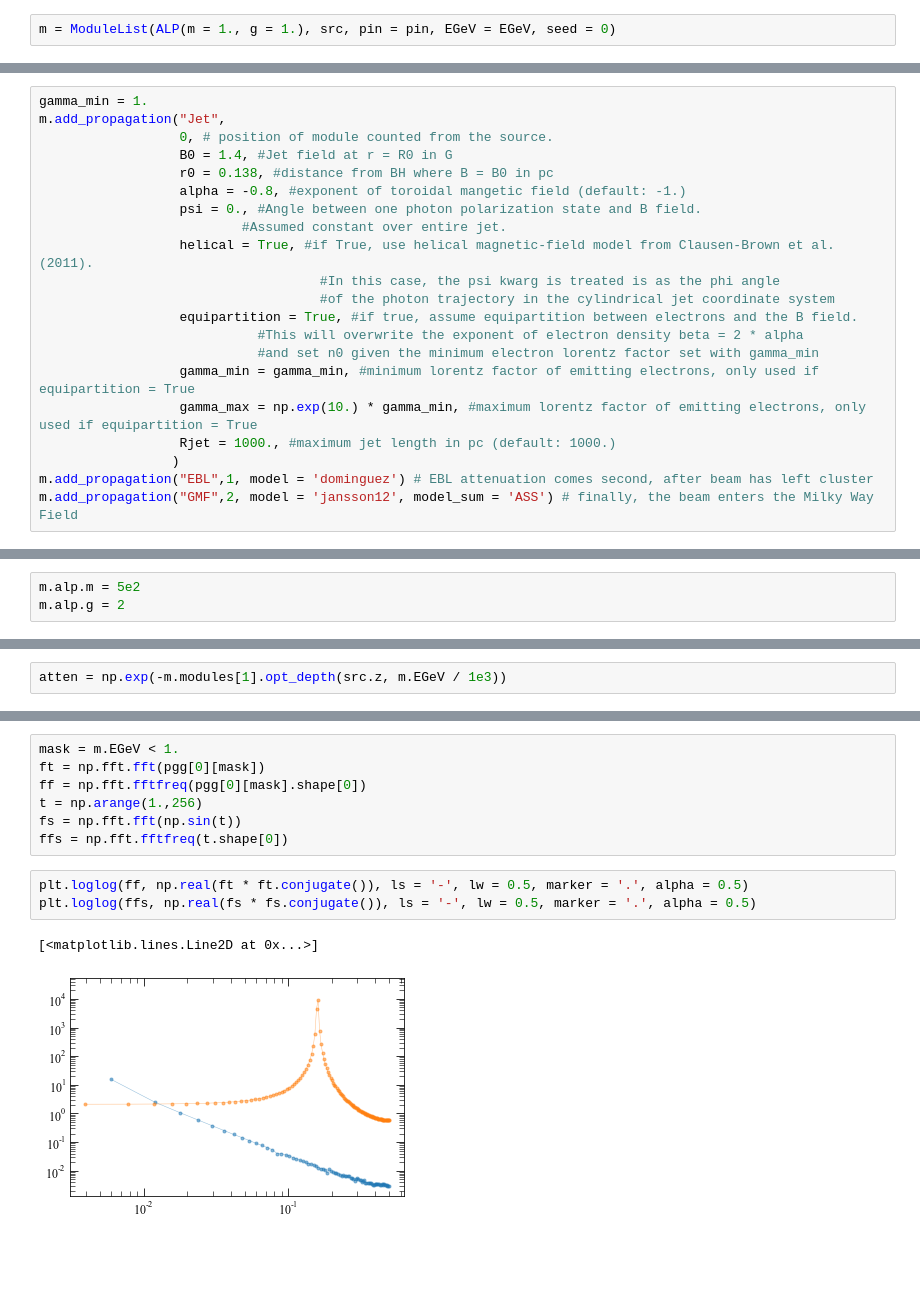
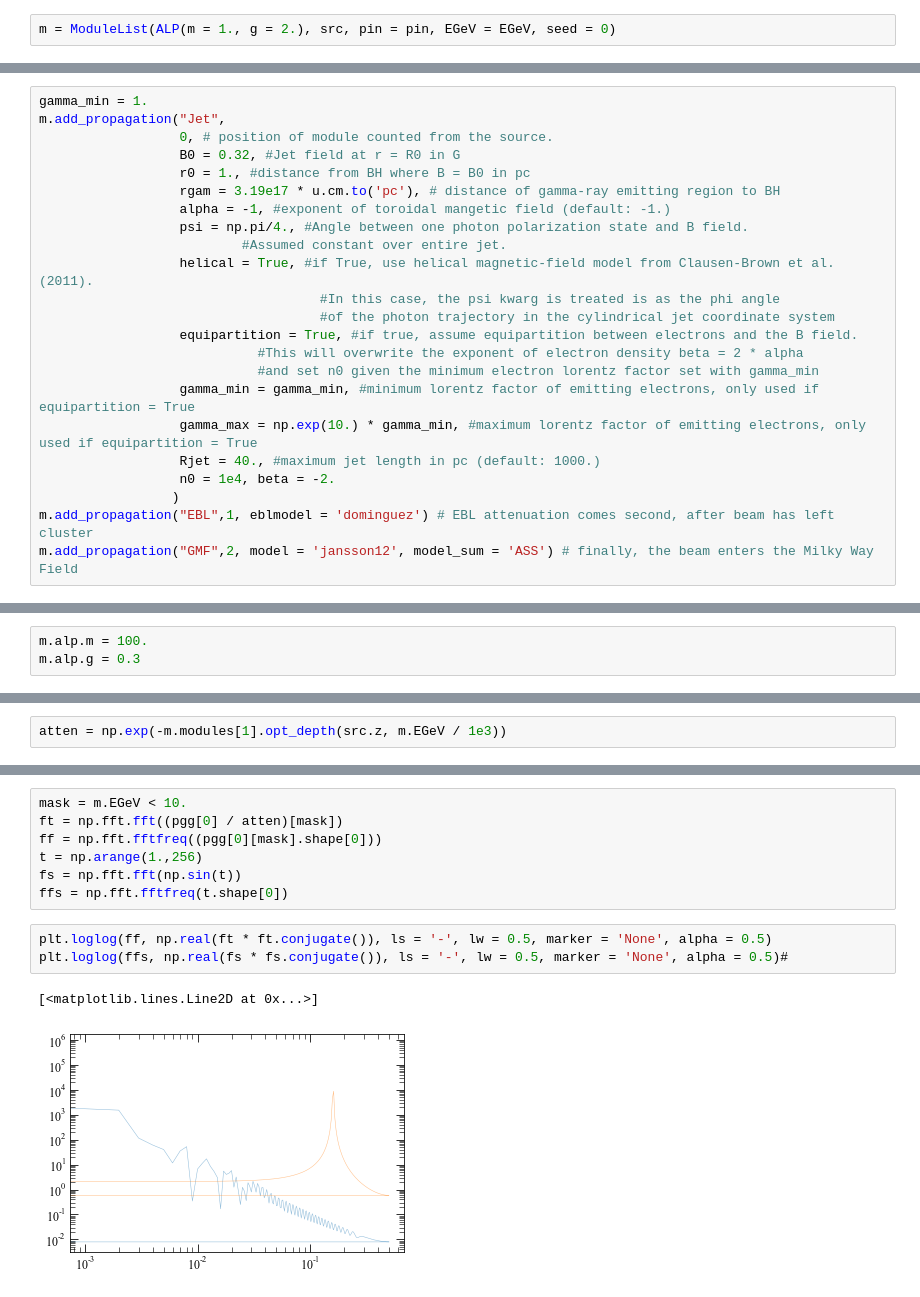
Before and after one commit to me-manu/gammaALPs, a Jupyter notebook: notebooks/example_AGN_jet.ipynb, the cells around one changed output, grey strips where cells are left out. Cells and saved outputs as stored; diff of their text form; blank space fills up the shorter version.

```diff
--- a/notebooks/example_AGN_jet.ipynb
+++ b/notebooks/example_AGN_jet.ipynb
@@ -45,17 +48,18 @@ Here's the initial polarization matrix, again we assume an unpolarized beam.
 # %%
 pin = np.diag((1.,1.,0.)) * 0.5
 # %%
-m = ModuleList(ALP(m = 1., g = 1.), src, pin = pin, EGeV = EGeV, seed = 0)
+m = ModuleList(ALP(m = 1., g = 2.), src, pin = pin, EGeV = EGeV, seed = 0)
 # %% [markdown]
 Now add the modules:
 # %%
 gamma_min = 1.
 m.add_propagation("Jet",
                   0, # position of module counted from the source.
-                  B0 = 1.4, #Jet field at r = R0 in G
-                  r0 = 0.138, #distance from BH where B = B0 in pc
-                  alpha = -0.8, #exponent of toroidal mangetic field (default: -1.)
-                  psi = 0., #Angle between one photon polarization state and B field.
+                  B0 = 0.32, #Jet field at r = R0 in G
+                  r0 = 1., #distance from BH where B = B0 in pc
+                  rgam = 3.19e17 * u.cm.to('pc'), # distance of gamma-ray emitting region to BH
+                  alpha = -1, #exponent of toroidal mangetic field (default: -1.)
+                  psi = np.pi/4., #Angle between one photon polarization state and B field.
                           #Assumed constant over entire jet.
                   helical = True, #if True, use helical magnetic-field model from Clausen-Brown et al. (2011).
                                     #In this case, the psi kwarg is treated is as the phi angle
@@ -65,9 +69,10 @@ m.add_propagation("Jet",
                             #and set n0 given the minimum electron lorentz factor set with gamma_min
                   gamma_min = gamma_min, #minimum lorentz factor of emitting electrons, only used if equipartition = True
                   gamma_max = np.exp(10.) * gamma_min, #maximum lorentz factor of emitting electrons, only used if equipartition = True
-                  Rjet = 1000., #maximum jet length in pc (default: 1000.)
+                  Rjet = 40., #maximum jet length in pc (default: 1000.)
+                  n0 = 1e4, beta = -2.
                  )
-m.add_propagation("EBL",1, model = 'dominguez') # EBL attenuation comes second, after beam has left cluster
+m.add_propagation("EBL",1, eblmodel = 'dominguez') # EBL attenuation comes second, after beam has left cluster
 m.add_propagation("GMF",2, model = 'jansson12', model_sum = 'ASS') # finally, the beam enters the Milky Way Field
 # %% [markdown]
 ### Peek at the electron density and the magnetic field
@@ -85,8 +93,8 @@ plt.ylabel('B field [$\mu$G] / Electron dentity [cm$^{-3}$]')
 # %% [markdown]
 Set the ALP values
 # %%
-m.alp.m = 5e2
-m.alp.g = 2
+m.alp.m = 100.
+m.alp.g = 0.3
 # %%
 px,py,pa = m.run(multiprocess=2)
 # %% [output]
@@ -129,13 +149,13 @@ for p in pgg: # plot all realizations
 # %%
-mask = m.EGeV < 1.
-ft = np.fft.fft(pgg[0][mask])
-ff = np.fft.fftfreq(pgg[0][mask].shape[0])
+mask = m.EGeV < 10.
+ft = np.fft.fft((pgg[0] / atten)[mask])
+ff = np.fft.fftfreq((pgg[0][mask].shape[0]))
 t = np.arange(1.,256)
 fs = np.fft.fft(np.sin(t))
 ffs = np.fft.fftfreq(t.shape[0])
 # %%
-plt.loglog(ff, np.real(ft * ft.conjugate()), ls = '-', lw = 0.5, marker = '.', alpha = 0.5)
-plt.loglog(ffs, np.real(fs * fs.conjugate()), ls = '-', lw = 0.5, marker = '.', alpha = 0.5)
+plt.loglog(ff, np.real(ft * ft.conjugate()), ls = '-', lw = 0.5, marker = 'None', alpha = 0.5)
+plt.loglog(ffs, np.real(fs * fs.conjugate()), ls = '-', lw = 0.5, marker = 'None', alpha = 0.5)#
 # %% [output]
 [<matplotlib.lines.Line2D at 0x...>]
-[figure, old version]
+[figure, new version]
```
Also changed, not shown: parts of 7 cells of this notebook, 7 other files.
